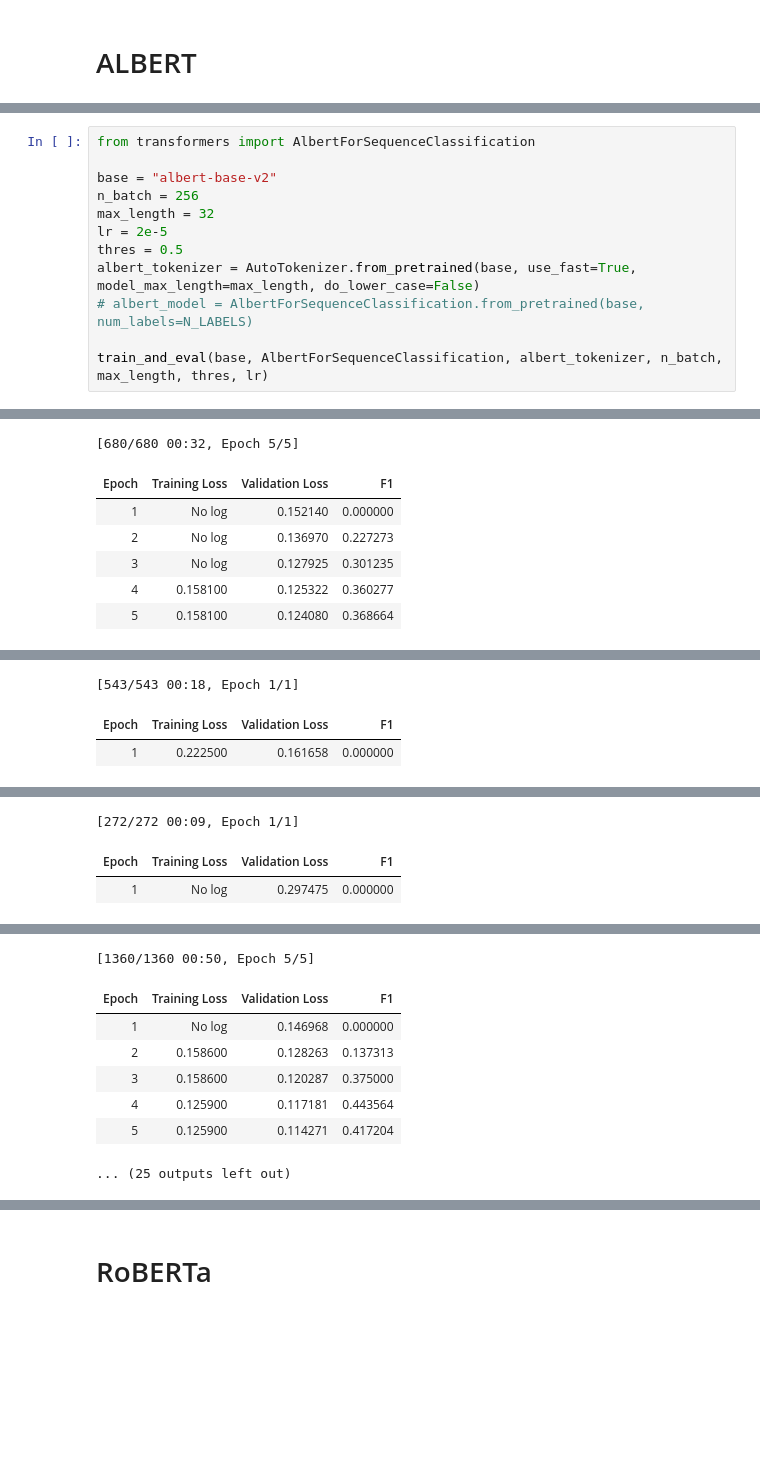
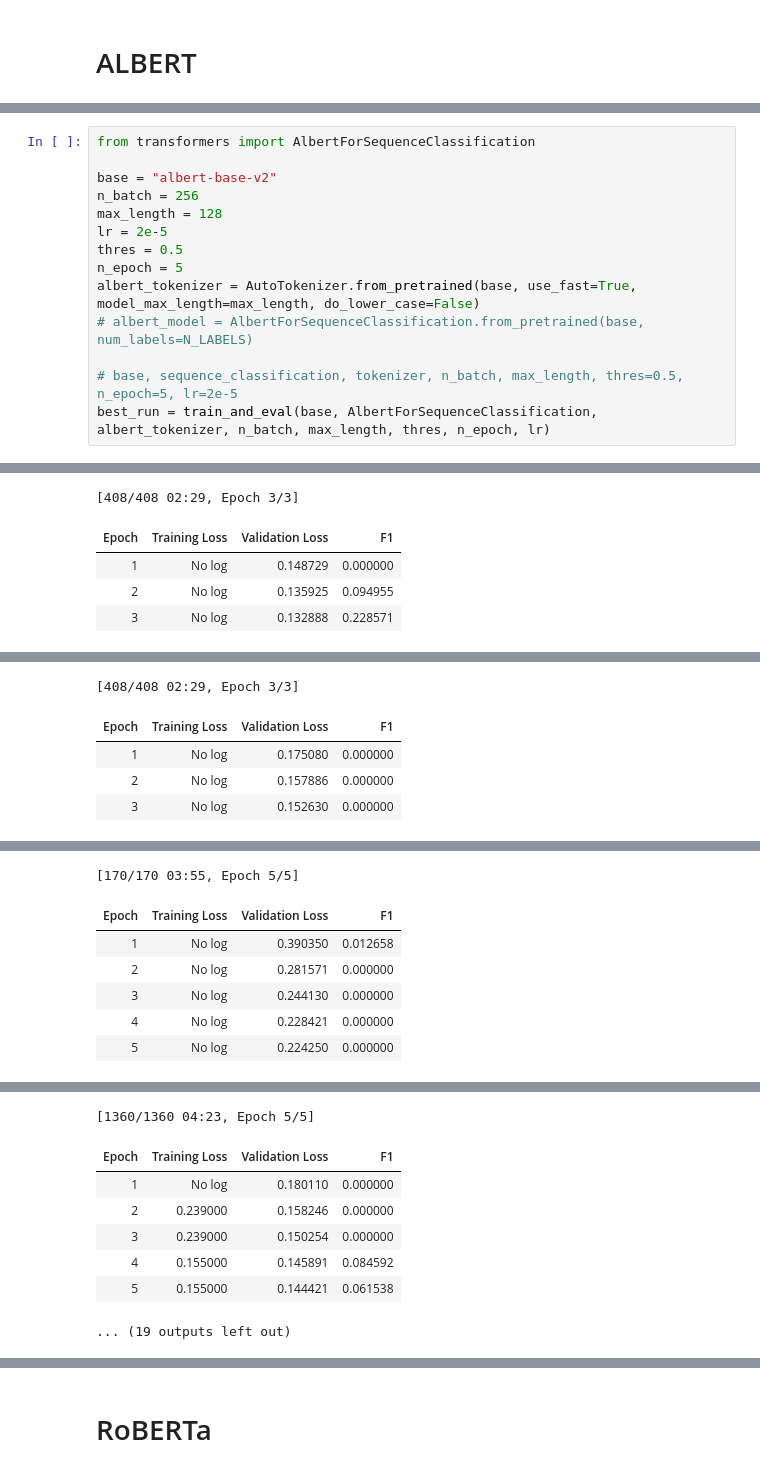
Before and after one commit to zpuiy/Emotion-Recognition, a Jupyter notebook: train.ipynb, the cells around one changed output, grey strips where cells are left out. Cells and saved outputs as stored; diff of their text form; blank space fills up the shorter version.

```diff
--- a/train.ipynb
+++ b/train.ipynb
@@ -248,13 +257,15 @@ from transformers import AlbertForSequenceClassification
 
 base = "albert-base-v2"
 n_batch = 256
-max_length = 32
+max_length = 128
 lr = 2e-5
 thres = 0.5
+n_epoch = 5
 albert_tokenizer = AutoTokenizer.from_pretrained(base, use_fast=True, model_max_length=max_length, do_lower_case=False)
 # albert_model = AlbertForSequenceClassification.from_pretrained(base, num_labels=N_LABELS)
 
-train_and_eval(base, AlbertForSequenceClassification, albert_tokenizer, n_batch, max_length, thres, lr)
+# base, sequence_classification, tokenizer, n_batch, max_length, thres=0.5, n_epoch=5, lr=2e-5
+best_run = train_and_eval(base, AlbertForSequenceClassification, albert_tokenizer, n_batch, max_length, thres, n_epoch, lr)
 # %% [output]
 Some weights of AlbertForSequenceClassification were not initialized from the model checkpoint at albert-base-v2 and are newly initialized: ['classifier.bias', 'classifier.weight']
 You should probably TRAIN this model on a down-stream task to be able to use it for predictions and inference.
@@ -262,10 +273,8 @@ You should probably TRAIN this model on a down-stream task to be able to use it
 Some weights of AlbertForSequenceClassification were not initialized from the model checkpoint at albert-base-v2 and are newly initialized: ['classifier.bias', 'classifier.weight']
 You should probably TRAIN this model on a down-stream task to be able to use it for predictions and inference.
 You're using a AlbertTokenizerFast tokenizer. Please note that with a fast tokenizer, using the `__call__` method is faster than using a method to encode the text followed by a call to the `pad` metho ...
-[680/680 00:32, Epoch 5/5]
+[408/408 02:29, Epoch 3/3]
 | Epoch | Training Loss | Validation Loss | F1 |
-| 1 | No log | 0.152140 | 0.000000 |
-| 2 | No log | 0.136970 | 0.227273 |
-| 3 | No log | 0.127925 | 0.301235 |
-| 4 | 0.158100 | 0.125322 | 0.360277 |
-| 5 | 0.158100 | 0.124080 | 0.368664 |
+| 1 | No log | 0.148729 | 0.000000 |
+| 2 | No log | 0.135925 | 0.094955 |
+| 3 | No log | 0.132888 | 0.228571 |
@@ -273,5 +282,7 @@ You're using a AlbertTokenizerFast tokenizer. Please note that with a fast token
 Some weights of AlbertForSequenceClassification were not initialized from the model checkpoint at albert-base-v2 and are newly initialized: ['classifier.bias', 'classifier.weight']
 You should probably TRAIN this model on a down-stream task to be able to use it for predictions and inference.
-[543/543 00:18, Epoch 1/1]
+[408/408 02:29, Epoch 3/3]
 | Epoch | Training Loss | Validation Loss | F1 |
-| 1 | 0.222500 | 0.161658 | 0.000000 |
+| 1 | No log | 0.175080 | 0.000000 |
+| 2 | No log | 0.157886 | 0.000000 |
+| 3 | No log | 0.152630 | 0.000000 |
@@ -279,5 +290,9 @@ You should probably TRAIN this model on a down-stream task to be able to use it
 Some weights of AlbertForSequenceClassification were not initialized from the model checkpoint at albert-base-v2 and are newly initialized: ['classifier.bias', 'classifier.weight']
 You should probably TRAIN this model on a down-stream task to be able to use it for predictions and inference.
-[272/272 00:09, Epoch 1/1]
+[170/170 03:55, Epoch 5/5]
 | Epoch | Training Loss | Validation Loss | F1 |
-| 1 | No log | 0.297475 | 0.000000 |
+| 1 | No log | 0.390350 | 0.012658 |
+| 2 | No log | 0.281571 | 0.000000 |
+| 3 | No log | 0.244130 | 0.000000 |
+| 4 | No log | 0.228421 | 0.000000 |
+| 5 | No log | 0.224250 | 0.000000 |
@@ -285,11 +300,11 @@ You should probably TRAIN this model on a down-stream task to be able to use it
 Some weights of AlbertForSequenceClassification were not initialized from the model checkpoint at albert-base-v2 and are newly initialized: ['classifier.bias', 'classifier.weight']
 You should probably TRAIN this model on a down-stream task to be able to use it for predictions and inference.
-[1360/1360 00:50, Epoch 5/5]
+[1360/1360 04:23, Epoch 5/5]
 | Epoch | Training Loss | Validation Loss | F1 |
-| 1 | No log | 0.146968 | 0.000000 |
-| 2 | 0.158600 | 0.128263 | 0.137313 |
-| 3 | 0.158600 | 0.120287 | 0.375000 |
-| 4 | 0.125900 | 0.117181 | 0.443564 |
-| 5 | 0.125900 | 0.114271 | 0.417204 |
+| 1 | No log | 0.180110 | 0.000000 |
+| 2 | 0.239000 | 0.158246 | 0.000000 |
+| 3 | 0.239000 | 0.150254 | 0.000000 |
+| 4 | 0.155000 | 0.145891 | 0.084592 |
+| 5 | 0.155000 | 0.144421 | 0.061538 |
-... (25 outputs left out)
+... (19 outputs left out)
 # %%
```
Also changed, not shown: parts of 28 cells of this notebook.
